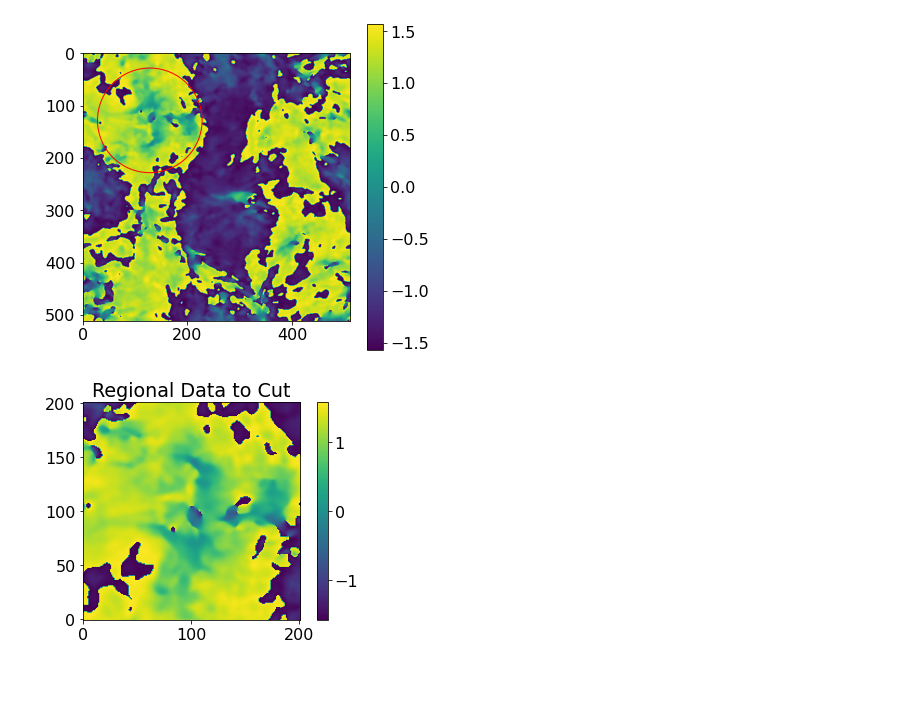
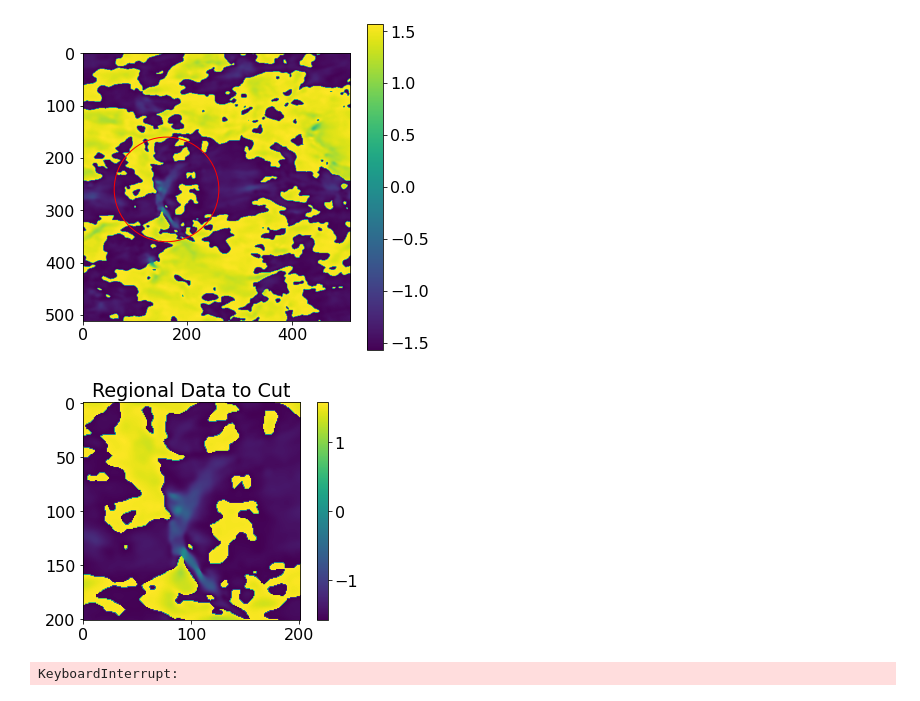
Before and after one commit to parkji30/PyDCF, a Jupyter notebook: testing/cos_disp_simulations_ds.ipynb, the cells around one changed output. Cells and saved outputs as stored; diff of their text form; code cells hidden in the pictures.

```diff
--- a/testing/cos_disp_simulations_ds.ipynb
+++ b/testing/cos_disp_simulations_ds.ipynb
@@ -89,6 +89,14 @@ def gauss_function(x, a, sigma):
     return a * np.exp(-(x)**2 / (2 * sigma**2))
 
 
+def beam_gauss_function(x, a):
+    """
+    Gaussian fit function.
+    """
+    W = 0.566245
+    return a * np.exp(-(x)**2 / (2 * W**2))
+
+
 def linear_fit(x, m, b):
     """
     Linear Fit Function.
@@ -137,7 +145,6 @@ def cos_disp_calculations(data, ttl, ds_scale, bin_edge, fit0=7, fitf=17):
     delta_phi = np.array(delta_phi[:-1]) # last value is added twice for some reason.
 
     delta_r = np.concatenate(delta_r).ravel() * 10 / 512 * ds_scale # CONVERT THIS TO UNITS OF PARSEC
-    delta_r_squared = delta_r**2
     delta_phi = np.concatenate(delta_phi).ravel()
 
     bin_final = bin_edge
@@ -158,8 +165,9 @@ def cos_disp_calculations(data, ttl, ds_scale, bin_edge, fit0=7, fitf=17):
     cos_disp = np.insert(cos_disp, 0, 1)
 
     b2_l = linear_fit(bin_edges_ps[:-1]**2, *popt_linear) - (1-cos_disp)
+
     popt_gauss, __ = curve_fit(gauss_function, bin_edges_ps[:-1], b2_l, p0=[np.max(bin_edges_ps), np.max(bin_edges_ps)/2]) #Gaussian Fit
-    # popt_gauss, __ = curve_fit(gauss_function, bin_edges_ps[:-1], b2_l, p0=popt_gauss)
+    popt_beam_gauss, __ = curve_fit(beam_gauss_function, bin_edges_ps[:-1], b2_l, p0=[popt_gauss[0]]) #Gaussian Fit
 
     print("Y-intercept: ", popt_linear[-1])
     print("Amplitude, sigma")
@@ -183,46 +191,48 @@ def cos_disp_calculations(data, ttl, ds_scale, bin_edge, fit0=7, fitf=17):
     plt.subplot(3, 1, 3)
     plt.plot(bin_edges_ps[:-1], gauss_function(bin_edges_ps[:-1],*popt_gauss), label="Gaussian Fit", linestyle="--")
     plt.plot(bin_edges_ps[:-1], b2_l, linestyle ="none", marker="X", label="Fit and Data Difference")
+    plt.plot(bin_edges_ps[:-1], beam_gauss_function(bin_edges_ps[:-1], *popt_beam_gauss), label='Beam Gaussian Contribution')
     plt.ylabel("b$^2$(l)")
     plt.xlabel("L (Parsecs)", fontsize=11.5)
     plt.legend()
-    plt.savefig("/Users/a16472/Desktop/dcf_python/figures/" + ttl +'.png')
+    # plt.savefig("/Users/a16472/Desktop/dcf_python/figures/" + ttl +'.png')
     plt.show()
 # %%
-data = fits.open("/Users/a16472/Desktop/dcf_python/testing/L10_0.1.fits")[0].data
+data = fits.open("/Users/a16472/Desktop/dcf_python/testing/L1M10_0.1.fits")[0].data
 
 ## Selecting Region or regions
-y_cen = data.shape[0] / 4
-x_cen = data.shape[1] / 4
+y_cen = 260
+x_cen = 160
 rad = 100
 
 # Showing where we are taking the cut.
 fig, ax = plt.subplots(figsize=(6, 6))
 region = CirclePixelRegion(center=PixCoord(x=x_cen, y=y_cen), radius=rad)
 plt.imshow(data)
 plt.colorbar()
 region.plot(ax=ax, color='red')
 # fig.savefig("../figures/L1M10_0.1_ds_1 Region.png")
 plt.show()
 
 center = PixCoord(x_cen, y_cen)
 reg = CirclePixelRegion(center, rad)
 mask = reg.to_mask() #this is how we mask the data!
 
 # Cut out our data here
 mask = reg.to_mask(mode='center')
 dt = mask.cutout(data)
 weighted_data = mask.multiply(data)
 
 plt.figure()
 plt.title("Regional Data to Cut")
-plt.imshow(dt, origin='lower')
+plt.imshow(dt)
 plt.colorbar()
 plt.show()
 
 ## Selecting Region or regions
-cos_disp_calculations(dt, ttl='L10_0.1.fits"', ds_scale=1, bin_edge=24, fit0=15, fitf=21)
+cos_disp_calculations(dt, ttl='L1M10_0.1.fits', ds_scale=1, bin_edge=24, fit0=15, fitf=21)
 # %% [output]
-[figure, old version]
+[figure, new version]
-[figure, old version]
+[figure, new version]
+KeyboardInterrupt:
 # %%
```
Also changed, not shown: parts of 5 cells of this notebook, 18 other files.
